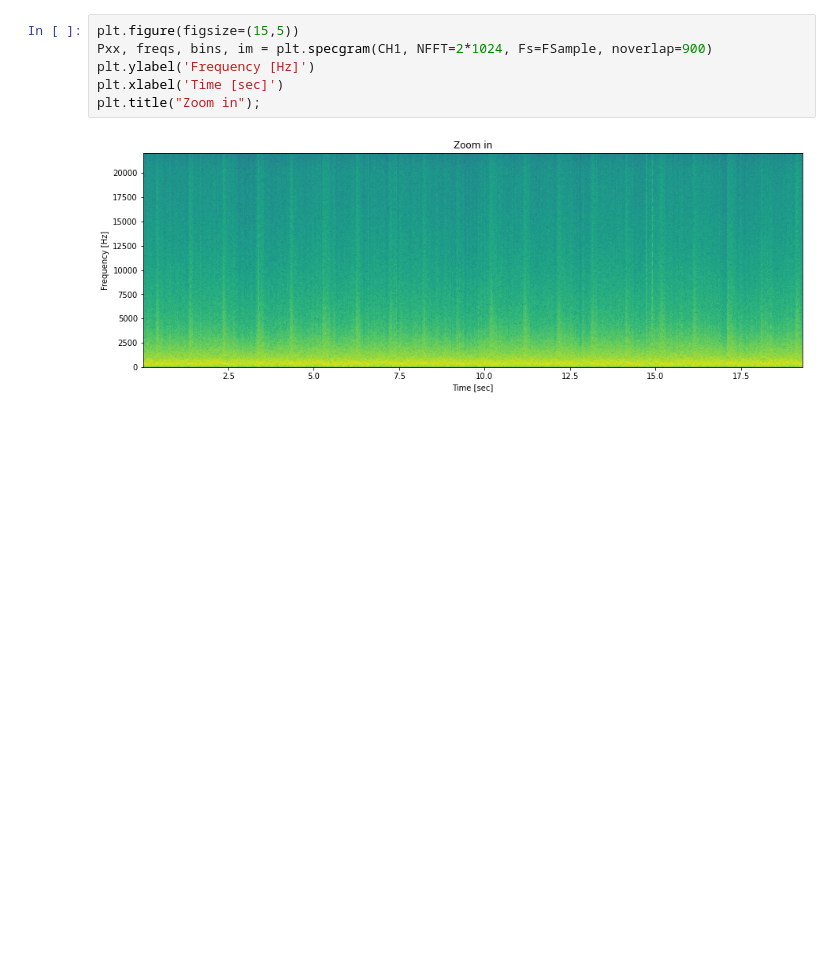
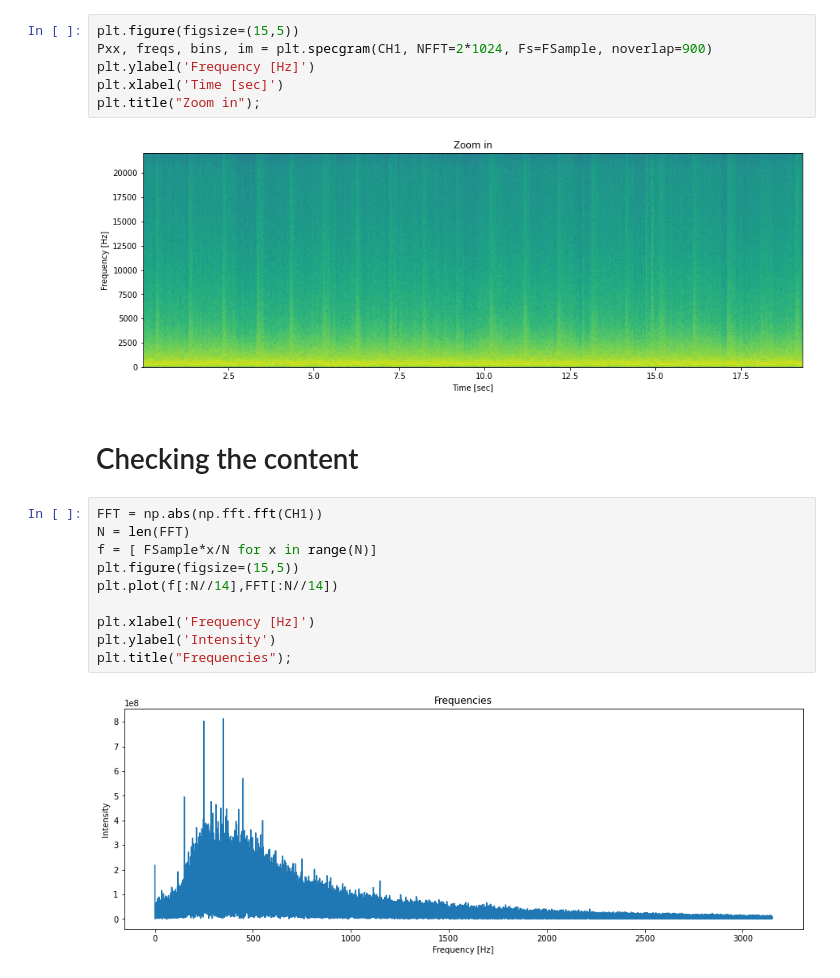
Before and after one commit to kelu124/foetal_doppler, a Jupyter notebook: 01.InitialReview.ipynb, the cells around one changed output. Saved outputs shown, nothing was run; the diff lists cells and outputs as text; blank space fills up the shorter version.

```diff
--- a/01.InitialReview.ipynb
+++ b/01.InitialReview.ipynb
@@ -65,3 +81,17 @@ plt.xlabel('Time [sec]')
 plt.title("Zoom in");
 # %% [output]
 [figure]
+# %% [markdown]
+# Checking the content
+# %%
+FFT = np.abs(np.fft.fft(CH1))
+N = len(FFT)
+f = [ FSample*x/N for x in range(N)]
+plt.figure(figsize=(15,5))
+plt.plot(f[:N//14],FFT[:N//14])
+
+plt.xlabel('Frequency [Hz]')
+plt.ylabel('Intensity')
+plt.title("Frequencies");
+# %% [output]
+[figure, added]
```
Also changed, not shown: parts of 1 cell of this notebook.
